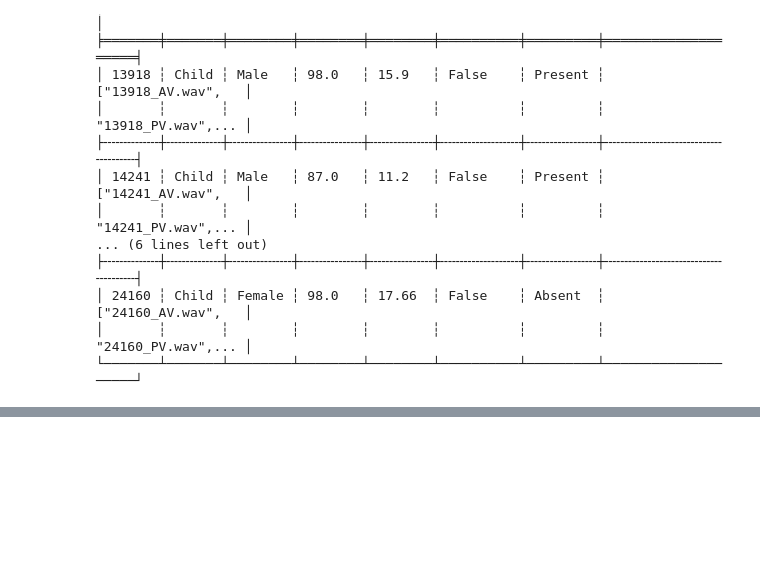
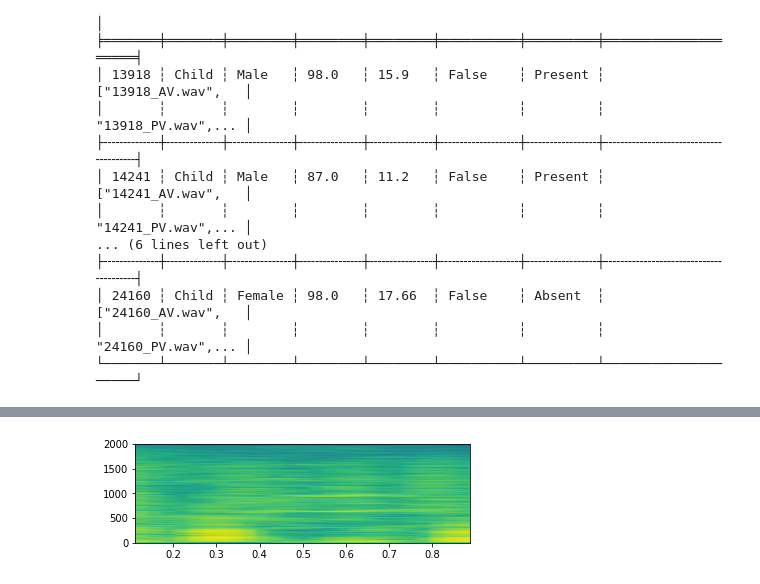
Before and after one commit to physionetchallenges/python-classifier-2022, a Jupyter notebook: src/model_preprocessing.ipynb, the cells around one changed output, grey strips where cells are left out. Cells and saved outputs as stored; diff of their text form; code cells hidden in the pictures; blank space fills up the shorter version.

```diff
--- a/src/model_preprocessing.ipynb
+++ b/src/model_preprocessing.ipynb
@@ -43,0 +87,6 @@ plt.show()
+# %%
+plot_wave = plt.subplot(212)
+plot_wave.specgram(sig, NFFT=1024, noverlap=900, Fs=sample_rate)
+plt.show()
+# %% [output]
+[figure, added]
```
Also changed, not shown: parts of 7 cells of this notebook, 2 other files.
